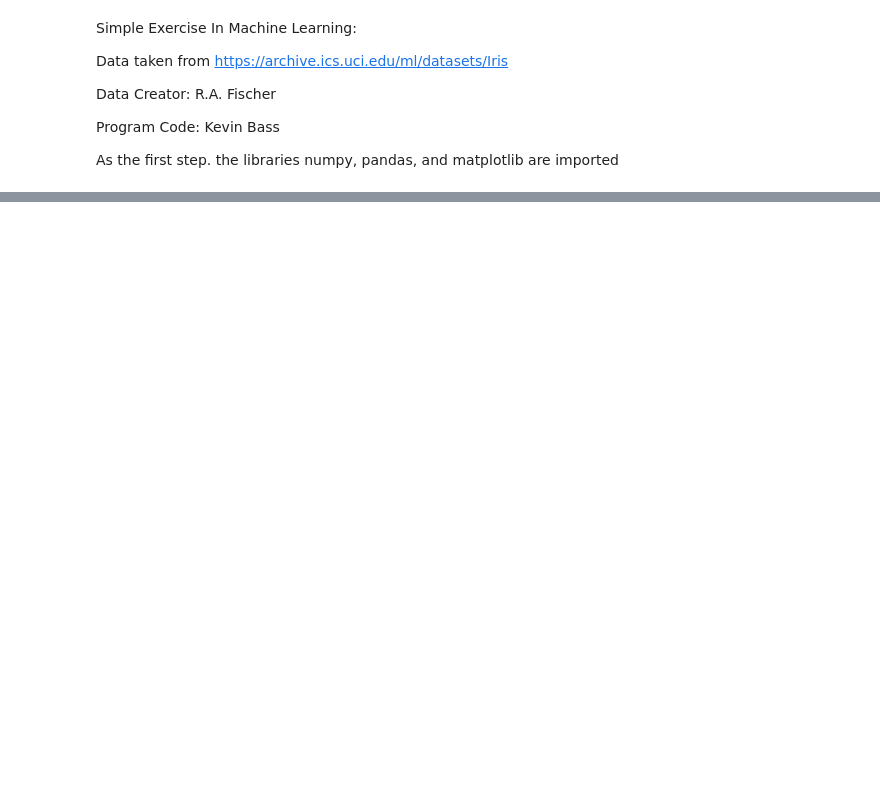
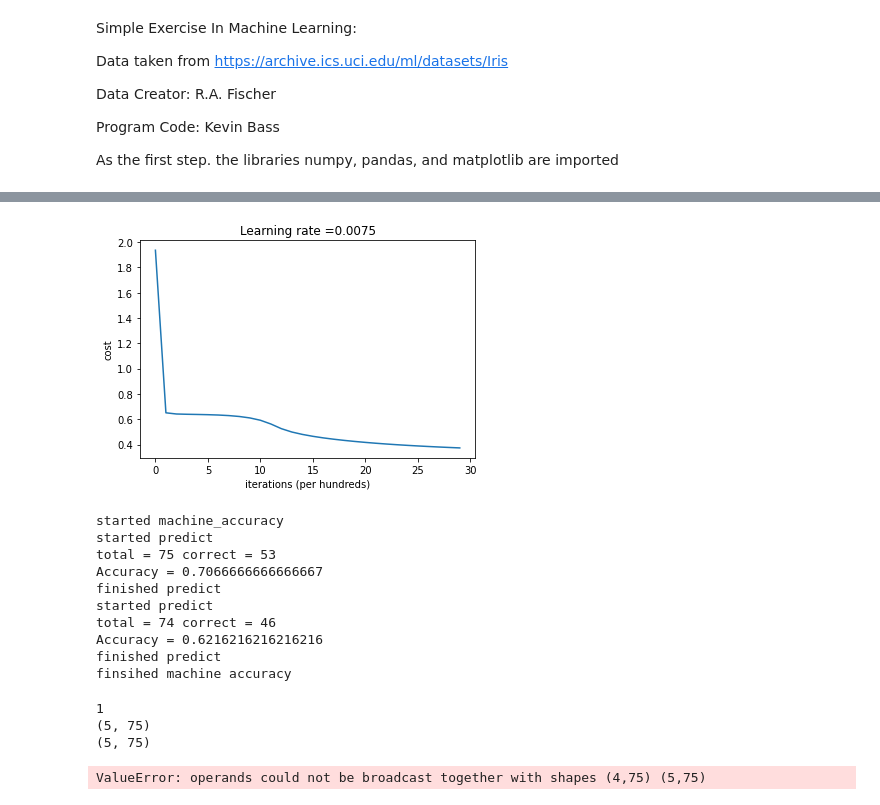
Before and after one commit to s6knbass/ML_projects, a Jupyter notebook: Iris_ML.ipynb, the cells around one changed output, grey strips where cells are left out. Saved outputs shown, nothing was run; the diff lists cells and outputs as text; code cells hidden in the pictures; blank space fills up the shorter version.

Commit message:
added L2 and dropout as well as He initialization
droupout still not functional, L2 and He seem to work fine

```diff
--- a/Iris_ML.ipynb
+++ b/Iris_ML.ipynb
@@ -107,0 +129,27 @@ Accuracy = 0.9594594594594594
+# %%
+iris_DL.set_L2(True)
+iris_DL.set_dropout(False)
+iris_DL.run_machine()
+iris_DL.machine_accuracy()
+# %% [output]
+[figure, added]
+started machine_accuracy
+started predict
+total = 75 correct = 53
+Accuracy = 0.7066666666666667
+finished predict
+started predict
+total = 74 correct = 46
+Accuracy = 0.6216216216216216
+finished predict
+finsihed machine accuracy
+# %%
+iris_DL.set_L2(False)
+iris_DL.set_dropout(True)
+iris_DL.run_machine()
+iris_DL.machine_accuracy()
+# %% [output]
+1
+(5, 75)
+(5, 75)
+ValueError: operands could not be broadcast together with shapes (4,75) (5,75)
```
Also changed, not shown: parts of 3 cells of this notebook, 1 other file.
